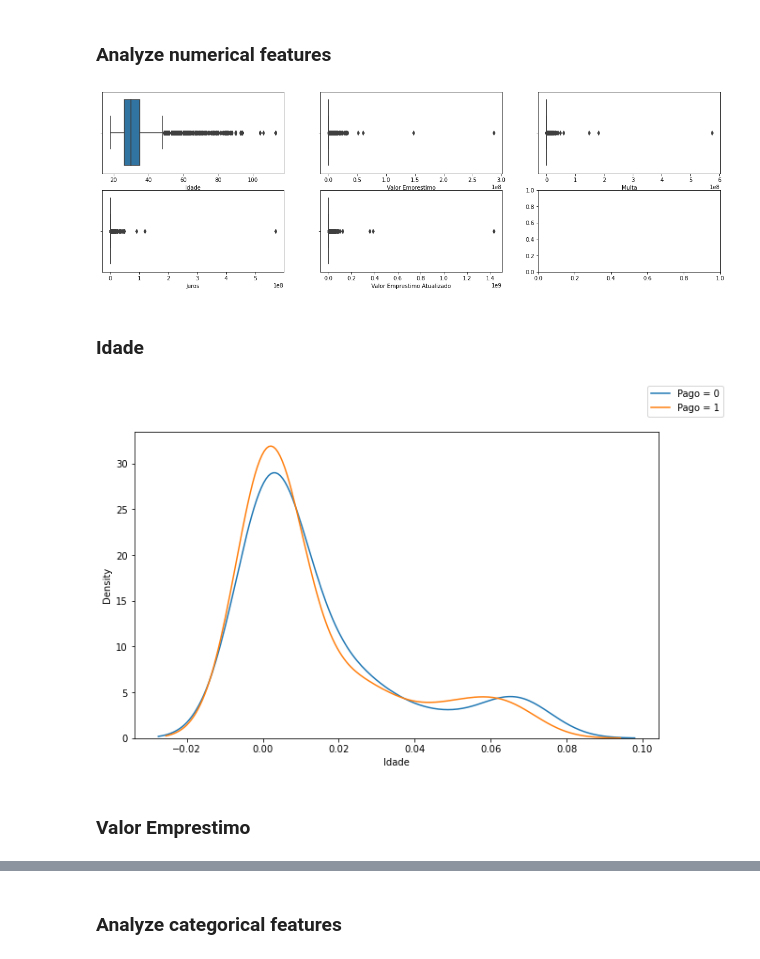
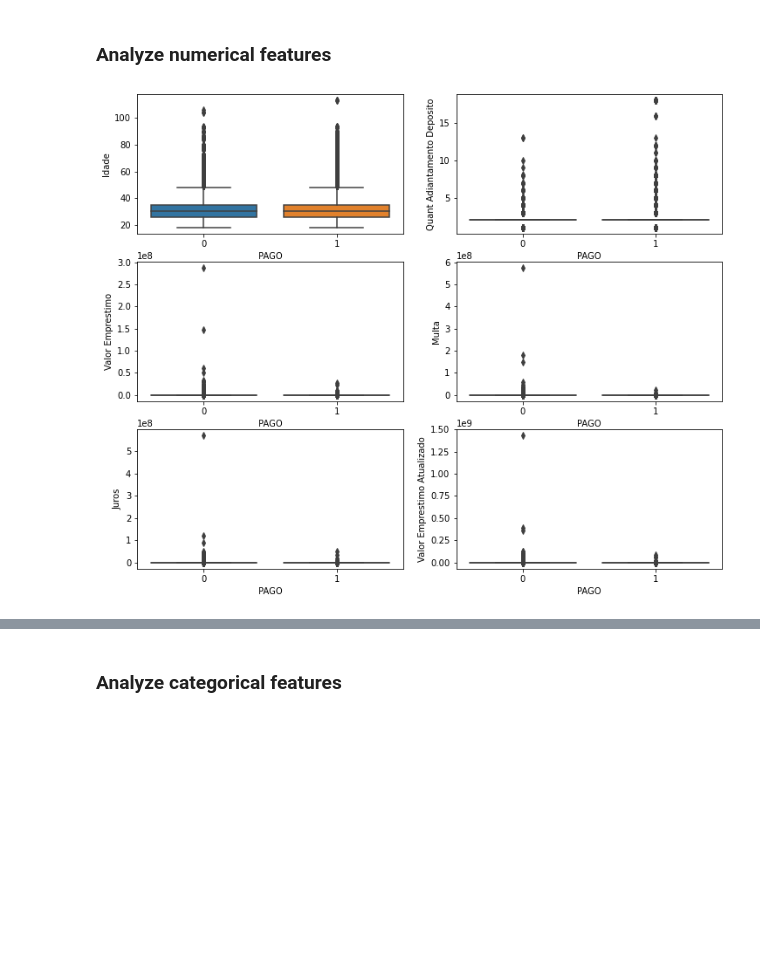
Before and after one commit to rrbarioni/credit-risk-analysis, a Jupyter notebook: src/credit_risk_analysis.ipynb, the cells around one changed output, grey strips where cells are left out. Cells and saved outputs as stored; diff of their text form; code cells hidden in the pictures; blank space fills up the shorter version.

Commit message:
boxplot divided by target value (for numerical features)

```diff
--- a/src/credit_risk_analysis.ipynb
+++ b/src/credit_risk_analysis.ipynb
@@ -58,6 +70,8 @@ df.head()
 | 3 | NaN | NaN | N | 8 | 23 | N | N | ... |
 | 4 | NaN | NaN | S | 2 | 33 | S | N | ... |
 5 rows × 23 columns
+# %%
+target = 'PAGO'
 # %% [markdown]
 ### Remove features not related to credit risk
 # %%
@@ -150,35 +164,21 @@ df['PAGO'].value_counts() / df.shape[0]
 Name: PAGO, dtype: float64
 [figure]
 # %%
-cat = ['Escolaridade', 'Dependentes', 'Estado Civil', 'Conta Poupanca', 'Conta Salario', 'Qtd Fonte Renda', 'Cheque Sem Fundo', 'Conta Conjunta', 'Genero', 'Estado']
-num = ['Idade', 'Valor Emprestimo', 'Multa', 'Juros', 'Valor Emprestimo Atualizado']
+cat = ['Escolaridade', 'Dependentes', 'Estado Civil', 'Conta Poupanca', 'Conta Salario', 'Qtd Fonte Renda',
+    'Cheque Sem Fundo', 'Conta Conjunta', 'Genero', 'Estado']
+num = ['Idade', 'Quant Adiantamento Deposito', 'Valor Emprestimo', 'Multa', 'Juros',
+    'Valor Emprestimo Atualizado']
 # %% [markdown]
 ### Analyze numerical features
 # %%
-ncols = 3
-nrows = 2
-fig, ax = plt.subplots(ncols=ncols, nrows=nrows, figsize=(20,6))
+ncols = 2
+nrows = 3
+fig, ax = plt.subplots(ncols=ncols, nrows=nrows, figsize=(12,10))
 
 for i, col in enumerate(num):
     c = i % ncols
     r = i // ncols
-    sns.boxplot(df[col], ax=ax[r][c])
+
+    sns.boxplot(x=target, y=col, data=df, ax=ax[r][c])
 # %% [output]
-[figure, old version]
+[figure, new version]
-# %% [markdown]
-### Idade
-# %%
-df_0_vc = df[df['PAGO'] == 0]['Idade'].value_counts(normalize=True)
-df_1_vc = df[df['PAGO'] == 1]['Idade'].value_counts(normalize=True)
-
-fig = plt.figure(figsize=(10,6))
-
-sns.distplot(df_0_vc, hist=False)
-sns.distplot(df_1_vc, hist=False)
-
-fig.legend(labels=['Pago = 0','Pago = 1'])
-plt.show()
-# %% [output]
-[figure, removed]
-# %% [markdown]
-### Valor Emprestimo
```
Also changed, not shown: parts of 21 cells of this notebook.
